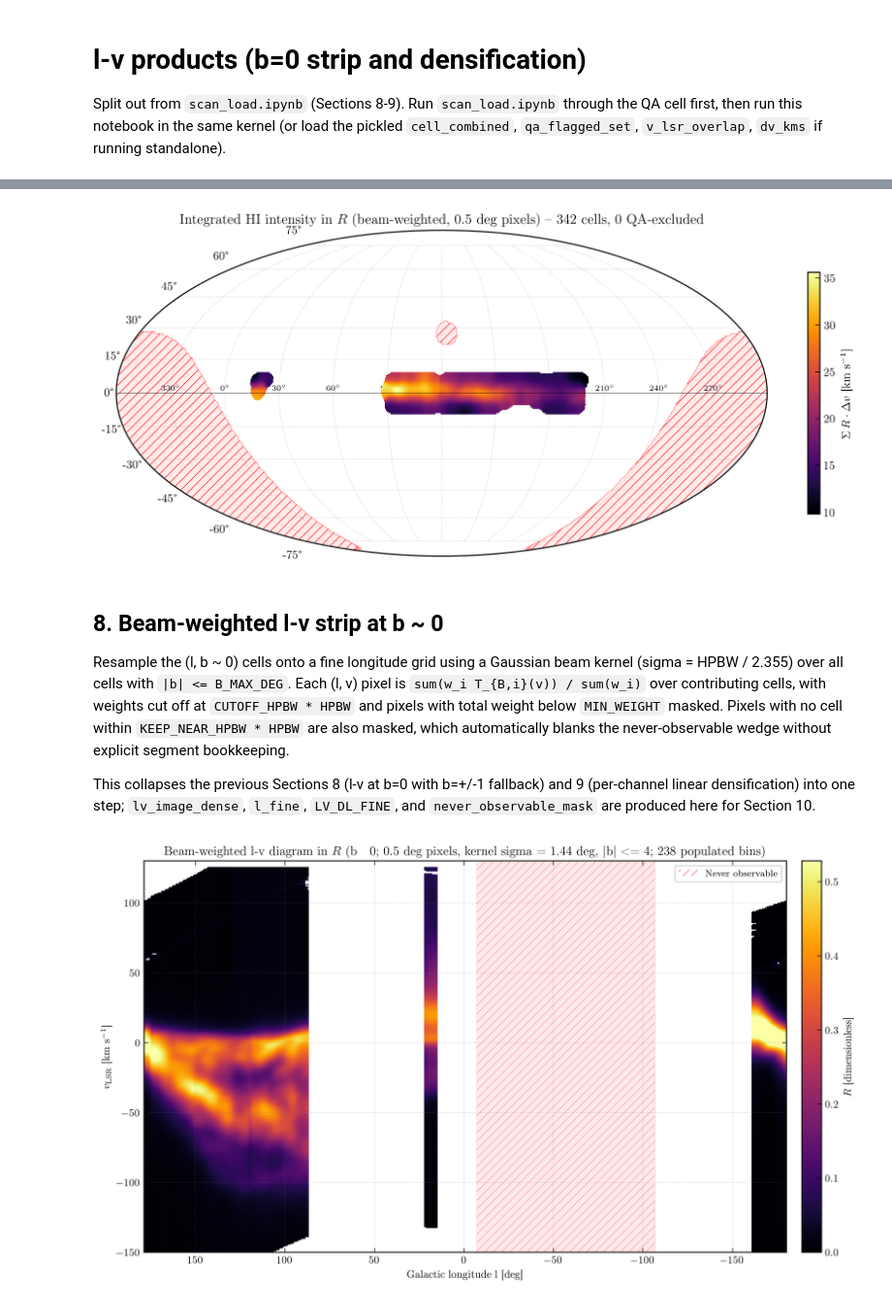
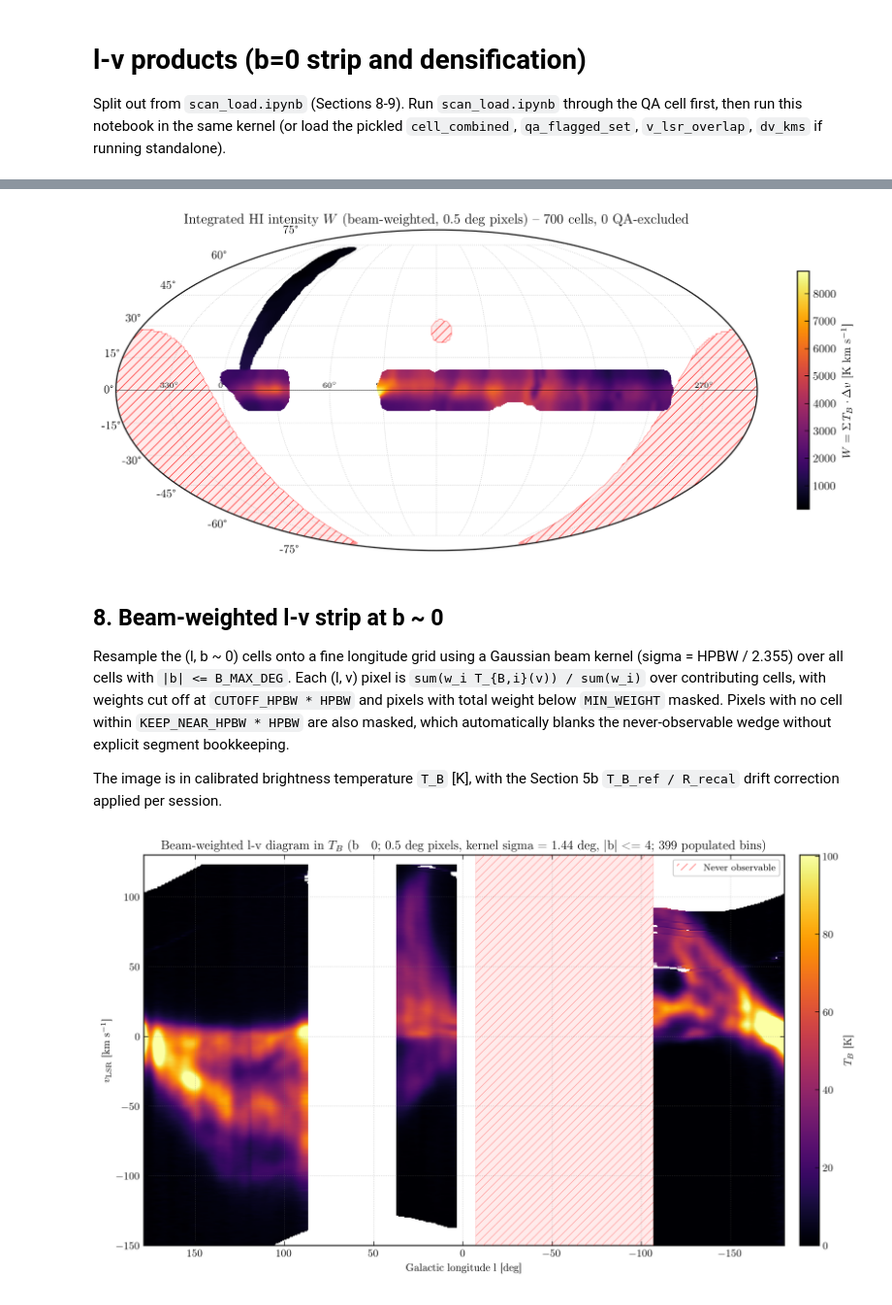
Before and after one commit to raw-asparagus/ay-121, a Jupyter notebook: labs/04/main_scan_load_lv.ipynb, the cells around one changed output, grey strips where cells are left out. Shown at 97% size. Saved outputs shown, nothing was run; the diff lists cells and outputs as text; code cells hidden in the pictures.

```diff
--- a/labs/04/main_scan_load_lv.ipynb
+++ b/labs/04/main_scan_load_lv.ipynb
@@ -46,24 +51,24 @@ CUTOFF_HPBW = 2.0    # include pointings within this many HPBW of each pixel cen
 cell_keys_clean = [k for k in cell_combined if k not in qa_flagged_set]
 gl_arr = np.array([k[0] for k in cell_keys_clean])
 gb_arr = np.array([k[1] for k in cell_keys_clean])
-R_stack = np.array([cell_combined[k]['R'] for k in cell_keys_clean])
-W_R = np.nansum(R_stack, axis=1) * dv_kms
-finite = np.isfinite(W_R)
+TB_stack = np.array([cell_combined[k]['T_B'] for k in cell_keys_clean])
+W = np.nansum(TB_stack, axis=1) * dv_kms  # K * km/s
+finite = np.isfinite(W)
 
 fig, ax = plot_survey_mollweide_gridded(
-    gl_arr[finite], gb_arr[finite], W_R[finite],
+    gl_arr[finite], gb_arr[finite], W[finite],
     center_l=MOLL_CENTER_L,
-    cbar_label=r'$\Sigma\, R \cdot \Delta v$ [km s$^{-1}$]',
+    cbar_label=r'$W = \Sigma\, T_B \cdot \Delta v$ [K km s$^{-1}$]',
     cmap='inferno',
     hpbw_deg=HPBW_DEG,
     pixel_deg=PIXEL_DEG,
     cutoff_hpbw=CUTOFF_HPBW,
-    title=(f'Integrated HI intensity in $R$ (beam-weighted, {PIXEL_DEG} deg pixels) -- '
+    title=(f'Integrated HI intensity $W$ (beam-weighted, {PIXEL_DEG} deg pixels) -- '
            f'{int(finite.sum())} cells, {len(qa_flagged_set)} QA-excluded'),
 )
 plt.show()
 # %% [output]
-[figure, old version]
+[figure, new version]
 # %% [markdown]
 ## 8. Beam-weighted l-v strip at b ~ 0
 
@@ -75,10 +80,8 @@ total weight below `MIN_WEIGHT` masked. Pixels with no cell within
 `KEEP_NEAR_HPBW * HPBW` are also masked, which automatically blanks the
 never-observable wedge without explicit segment bookkeeping.
 
-This collapses the previous Sections 8 (l-v at b=0 with b=+/-1 fallback)
-and 9 (per-channel linear densification) into one step; `lv_image_dense`,
-`l_fine`, `LV_DL_FINE`, and `never_observable_mask` are produced here for
-Section 10.
+The image is in calibrated brightness temperature `T_B` [K], with the
+Section 5b `T_B_ref / R_recal` drift correction applied per session.
 # %%
 import matplotlib as mpl
 import astropy.coordinates as ac
@@ -128,7 +131,7 @@ contrib_keys = [k for k in cell_combined
                 if abs(k[1]) <= B_MAX_DEG and k not in qa_flagged_set]
 gl_c = np.array([k[0] for k in contrib_keys])
 gb_c = np.array([k[1] for k in contrib_keys])
-R_c = np.array([cell_combined[k]['R'] for k in contrib_keys])  # (N, nv)
+TB_c = np.array([cell_combined[k]['T_B'] for k in contrib_keys])  # (N, nv), K
 gl_c_w = ((gl_c + 180.0) % 360.0) - 180.0
 
 # Fine longitude grid covering the data extent
@@ -149,12 +152,12 @@ w = np.exp(-0.5 * (theta / sigma_rad) ** 2)
 w[theta > cutoff_rad] = 0.0
 
 # NaN-aware weighted average across cells, per (pixel, channel)
-finite_R = np.isfinite(R_c)                            # (N, nv)
-R_safe = np.where(finite_R, R_c, 0.0)
-w_R = w @ R_safe                                       # (M, nv)
-w_S = w @ finite_R.astype(float)                       # (M, nv)
+finite_TB = np.isfinite(TB_c)                          # (N, nv)
+TB_safe = np.where(finite_TB, TB_c, 0.0)
+w_TB = w @ TB_safe                                     # (M, nv)
+w_S = w @ finite_TB.astype(float)                      # (M, nv)
 with np.errstate(invalid='ignore', divide='ignore'):
-    lv_image_dense = np.where(w_S > MIN_WEIGHT, w_R / w_S, np.nan).T  # (nv, M)
+    lv_image_dense = np.where(w_S > MIN_WEIGHT, w_TB / w_S, np.nan).T  # (nv, M), K
 
 # Wedge guard: blank pixels with no cell within KEEP_NEAR_HPBW * HPBW
 no_near = theta.min(axis=1) > near_rad
@@ -190,33 +193,33 @@ while k < len(l_fine):
         k0 = k
         while k < len(l_fine) and inacc[k]:
             k += 1
         runs.append((l_edges_fine[k0], l_edges_fine[k]))
     else:
         k += 1
 first_patch = True
 for l0, l1 in runs:
     label = 'Never observable' if first_patch else None
     ax.fill_between([l0, l1], LV_VMIN, LV_VMAX,
                     color='red', alpha=0.08, zorder=3)
     with mpl.rc_context({'hatch.color': 'red', 'hatch.linewidth': 0.5}):
         ax.fill_between([l0, l1], LV_VMIN, LV_VMAX,
                         facecolor='none', edgecolor='red', linewidth=0,
                         hatch='///', alpha=0.4, zorder=4, label=label)
     first_patch = False
 
 ax.set_xlabel('Galactic longitude l [deg]')
 ax.set_ylabel(r'$v_{\rm LSR}$ [km s$^{-1}$]')
 ax.set_ylim(LV_VMIN, LV_VMAX)
 ax.invert_xaxis()
 n_pop = int(np.isfinite(lv_image_dense).any(axis=0).sum())
-ax.set_title(f'Beam-weighted l-v diagram in $R$ (b ~ 0; '
+ax.set_title(f'Beam-weighted l-v diagram in $T_B$ (b ~ 0; '
              f'{LV_DL_FINE} deg pixels, kernel sigma = {SIGMA_DEG:.2f} deg, '
              f'|b| <= {B_MAX_DEG:.0f}; {n_pop} populated bins)')
 if runs:
     ax.legend(loc='upper right', fontsize=9, framealpha=0.9)
 cbar = fig.colorbar(pcm, ax=ax, pad=0.02)
-cbar.set_label(r'$R$ [dimensionless]')
+cbar.set_label(r'$T_B$ [K]')
 plt.tight_layout()
 plt.show()
 # %% [output]
-[figure, old version]
+[figure, new version]
```
Also changed, not shown: parts of 2 cells of this notebook, 7 other files.
